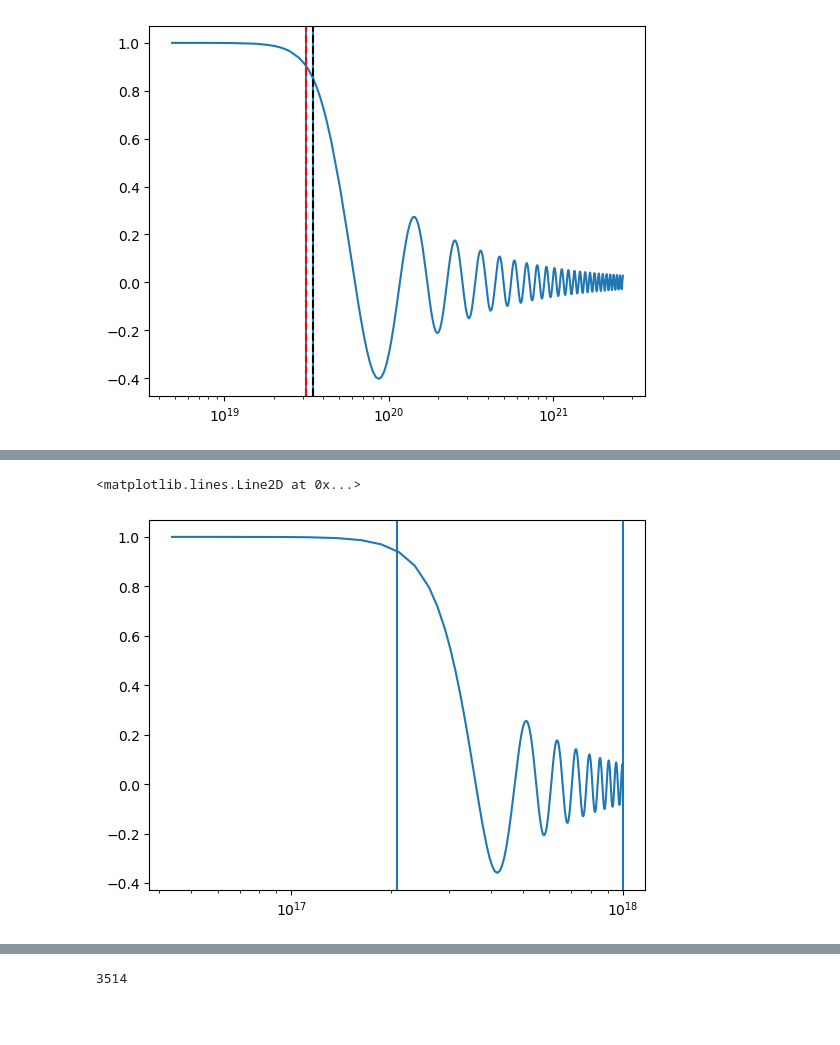
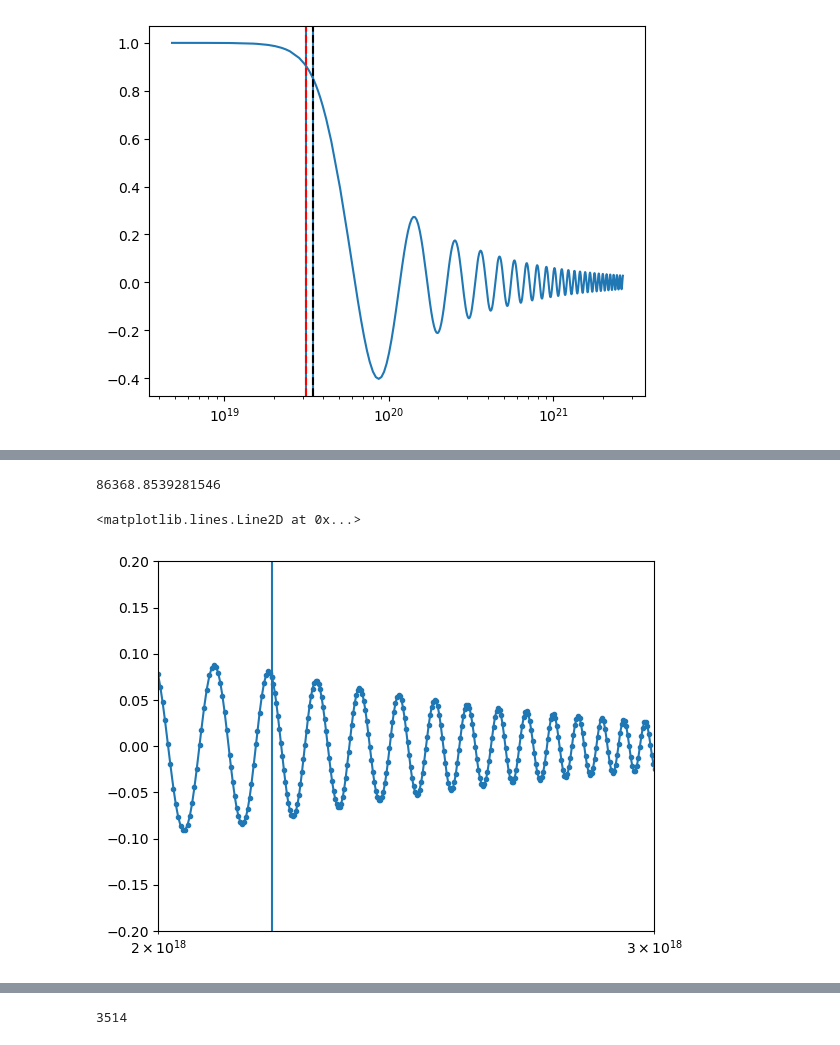
Before and after one commit to ManuelBuenAbad/axion_mcmc, a Jupyter notebook: axion_evol.ipynb, the cells around one changed output, grey strips where cells are left out. Cells and saved outputs as stored; diff of their text form; code cells hidden in the pictures; blank space fills up the shorter version.

```diff
--- a/axion_evol.ipynb
+++ b/axion_evol.ipynb
@@ -2049,13 +2048,13 @@ Now, the jacobian matrix:
 
 $\mathbf{J} = \frac{\partial \dot{A}_0(A_0)}{\partial A_0} = -\frac{3}{2} H(t) \left( 1 + \frac{d \ln m}{d \ln a} \right)$
 # %%
-def msa_jac(x, y, model, fa, eps_phi, N, timescale, vev, p=12, small=1.e-10):
+def msa_jac(x, Y, model, fa, eps_phi, N, timescale, vev, p=12, small=1.e-10):
     """
     msa_jac : The Jacobian matrix for the axion MSA EOM.
 
     Parameters:
     x : dimensionless time - independent variable [dimless]
-    y : amplitude of the axion angle oscillations [radians]
+    Y : amplitude of the axion angle oscillations [radians]
     model : the axion model under consideration (can only be 'QCD' or 'ZN')
     fa : axion decay constant [GeV]
     eps_phi : suppression of the axion mass in the ZN+reheaton model [dimless]
@@ -2072,8 +2071,7 @@ def msa_jac(x, y, model, fa, eps_phi, N, timescale, vev, p=12, small=1.e-10):
     dLmdLa = dlnmadlna(x*timescale, vev, model, eps_phi, N, p=p, small=small) # dlnm_a/dlna around an axion VEV
     h = timescale*Hubt(x*timescale) # dimless Hubble rate
 
-    dimfac = (timescale/fa)**2 # prefactor to turn potential into dimless quantity
-    jac = -(3/2)*h*(1 + dLmdLa) # jacobian
+    jac = [[-(3/2)*h*(1 + dLmdLa)]] # jacobian
 
     return jac
 # %% [markdown]
@@ -2156,14 +2154,14 @@ def axion_density(x, Y, model, strategy, fa, eps_phi, N, timescale, vev, p=12, s
         en = ke + pe
 
     elif strategy == 'switcheroo':
-        A0 = Y
+        A0 = Y[0]
         theta = vev + A0
 
         dY = axion_msa(x, Y, model, fa, eps_phi, N, timescale, vev, p=p, small=small)
-        dtheta = dY
+        dtheta = dY[0]
 
         ke = 0.5 * dtheta**2 * (fa/timescale)**2
-        pe = Vtot_primeprime(vev, temp, model, eps_phi, N, p=p, small=small)*(A0**2)
+        pe = 0.5 * Vtot_primeprime(vev, temp, model, eps_phi, N, p=p, small=small)*(A0**2)
 
         en = ke + pe
 
@@ -2199,7 +2197,7 @@ def axion_abundance(strategy, t_Arr, rho_Arr, tosc=None):
         norm_rhoa3_Arr = rhoa3_Arr / rhoa3_Arr[-1] # normalized to the last entry (simply to make units more natural).
 
         tend = t_Arr[-1] # the last time computed
-        last_third = np.log10(tend/tosc)/3. # in log-space, the last 1/3 of the integration interval; by this time we expect that the axion oscillations have died out
+        last_third = np.log10(tend/max([tosc, 10*tcrit]))/3. # in log-space, the last 1/3 of the integration interval; by this time we expect that the axion oscillations have died out
         tini = tend / np.power(10., last_third) # the lowest time we shall consider for the computation of the axion energy density.
 
         tini_idx = np.argmin(np.abs(t_Arr - tini)) # the location of xini in x_Arr
@@ -2618,12 +2823,17 @@ plt.axvline(tcrit, color='k', ls='--')
+# %%
+test_sol.omega_a_raw
+# %% [output]
+86368.8539281546
 # %%
-test_sol = solve_axion_eom('QCD', 'switcheroo', 1.e11, epsphi_test, N_test, theta_ini, dtheta_ini, (0.01, 100), method='Radau', atol=1.e-6, rtol=1.e-5)
+test_sol = solve_axion_eom('QCD', 'switcheroo', 1.e12, epsphi_test, N_test, theta_ini, dtheta_ini, (0.01, 100), method='Radau', atol=1.e-6, rtol=1.e-5, vectorized=True, dense_MSA=5001)
 # %%
-plt.plot(test_sol.t_arr, test_sol.theta_arr)
+plt.plot(test_sol.t_arr, test_sol.theta_arr, marker='.')
 plt.xscale('log')
 # plt.yscale('log')
-# plt.xlim(1.e18, 6.e18)
+# plt.xlim(9.e17, 1.2e18)#, plt.ylim(-0.2, 0.2)
+plt.xlim(2.e18, 3e18), plt.ylim(-0.2, 0.2)
 plt.axvline(test_sol.t_events[0])
 plt.axvline(test_sol.t_events[1])
 # %% [output]
 <matplotlib.lines.Line2D at 0x...>
-[figure, old version]
+[figure, new version]
```
Also changed, not shown: parts of 13 cells of this notebook.
